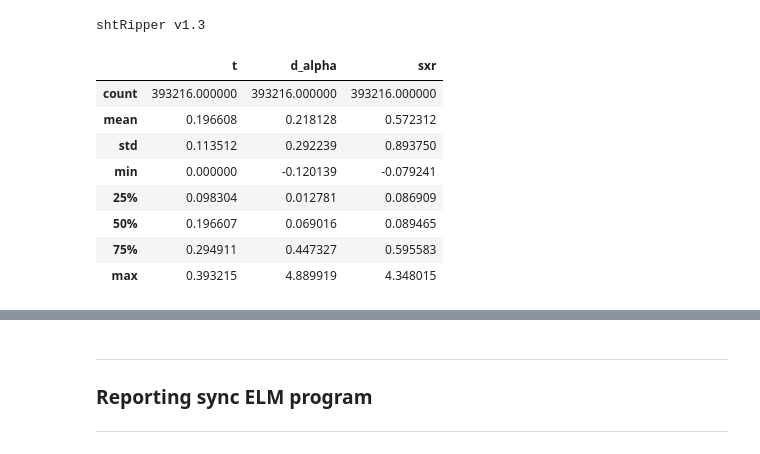
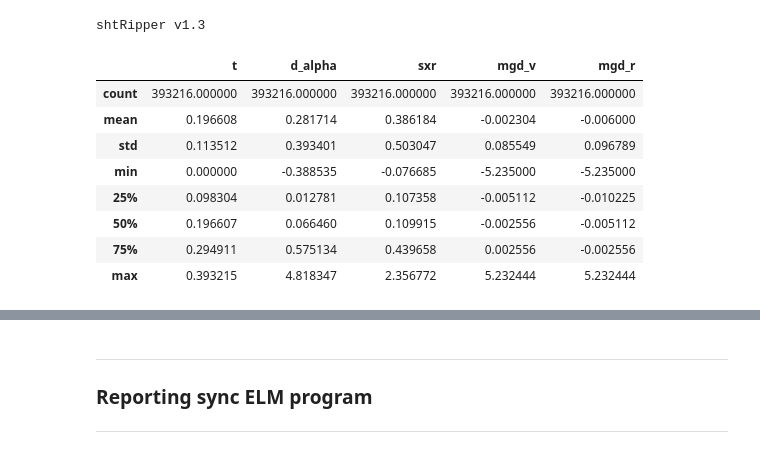
Before and after one commit to feodorrussia/Plasma_analysis, a Jupyter notebook: Marking system.ipynb, the cells around one changed output, grey strips where cells are left out. Saved outputs shown, nothing was run; the diff lists cells and outputs as text; code cells hidden in the pictures.

```diff
--- a/Marking system.ipynb
+++ b/Marking system.ipynb
@@ -4,28 +4,30 @@ from source.Files_operating import read_sht_data
 # %% [output]
 shtRipper v1.3
 # %%
-F_ID = 44170
+F_ID = 44184
 dir_path = "C:/Users/f.belous/Work/Projects/Plasma_analysis/data/sht/G-ELM/"
 # D:/Edu/Lab/Projects/Plasma_analysis/data/sht/G-ELM/ | C:/Users/f.belous/Work/Projects/Plasma_analysis/data/sht/G-ELM/
 
 df = read_sht_data(f'sht{F_ID}', dir_path)
 df = df.rename(columns={"ch1": "d_alpha"})
 df["sxr"] = read_sht_data(f'sht{F_ID}', dir_path, data_name="SXR 50 mkm").ch1
 # dbs = read_dataFile(f'data/dbs/{F_ID} DBS.dat')
-# mgd_data_1
-# mgd_data_3
-# mgd_data_2
+# mgd_data_tor
+# mgd_data_vertical
+df["mgd_v"] = read_sht_data(f'sht{F_ID}', dir_path, data_name="МГД быстрый зонд верт.").ch1
+# mgd_data_radial
+df["mgd_r"] = read_sht_data(f'sht{F_ID}', dir_path, data_name="МГД быстрый зонд рад.").ch1
 df.describe()
 # %% [output]
-|  | t | d_alpha | sxr |
-| count | 393216.000000 | 393216.000000 | 393216.000000 |
-| mean | 0.196608 | 0.218128 | 0.572312 |
-| std | 0.113512 | 0.292239 | 0.893750 |
-| min | 0.000000 | -0.120139 | -0.079241 |
-| 25% | 0.098304 | 0.012781 | 0.086909 |
-| 50% | 0.196607 | 0.069016 | 0.089465 |
-| 75% | 0.294911 | 0.447327 | 0.595583 |
-| max | 0.393215 | 4.889919 | 4.348015 |
+|  | t | d_alpha | sxr | mgd_v | mgd_r |
+| count | 393216.000000 | 393216.000000 | 393216.000000 | 393216.000000 | 393216.000000 |
+| mean | 0.196608 | 0.281714 | 0.386184 | -0.002304 | -0.006000 |
+| std | 0.113512 | 0.393401 | 0.503047 | 0.085549 | 0.096789 |
+| min | 0.000000 | -0.388535 | -0.076685 | -5.235000 | -5.235000 |
+| 25% | 0.098304 | 0.012781 | 0.107358 | -0.005112 | -0.010225 |
+| 50% | 0.196607 | 0.066460 | 0.109915 | -0.002556 | -0.005112 |
+| 75% | 0.294911 | 0.575134 | 0.439658 | 0.002556 | -0.002556 |
+| max | 0.393215 | 4.818347 | 2.356772 | 5.232444 | 5.232444 |
 # %%
 d_alpha = df.d_alpha.to_numpy()
 sxr = df.sxr.to_numpy()
```
Also changed, not shown: parts of 5 cells of this notebook.
